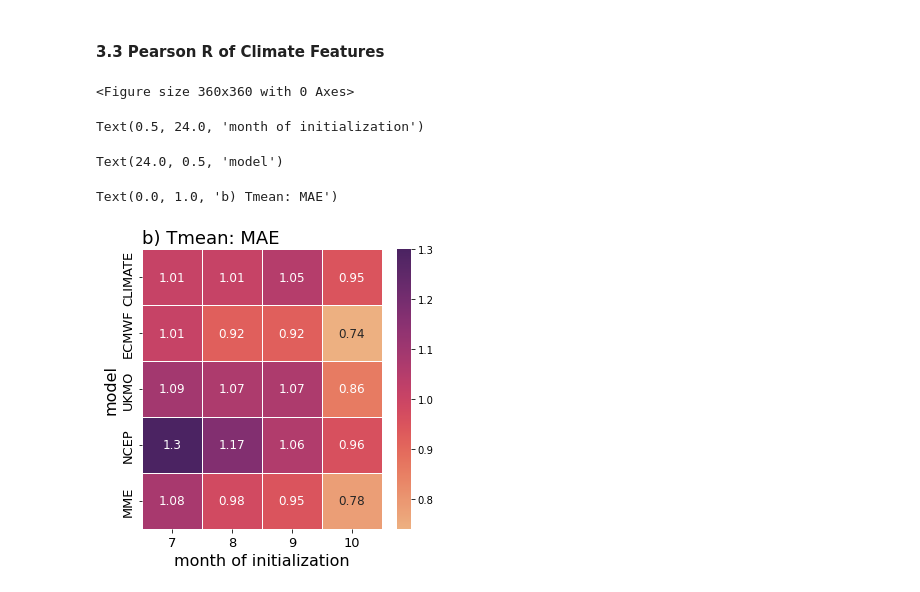
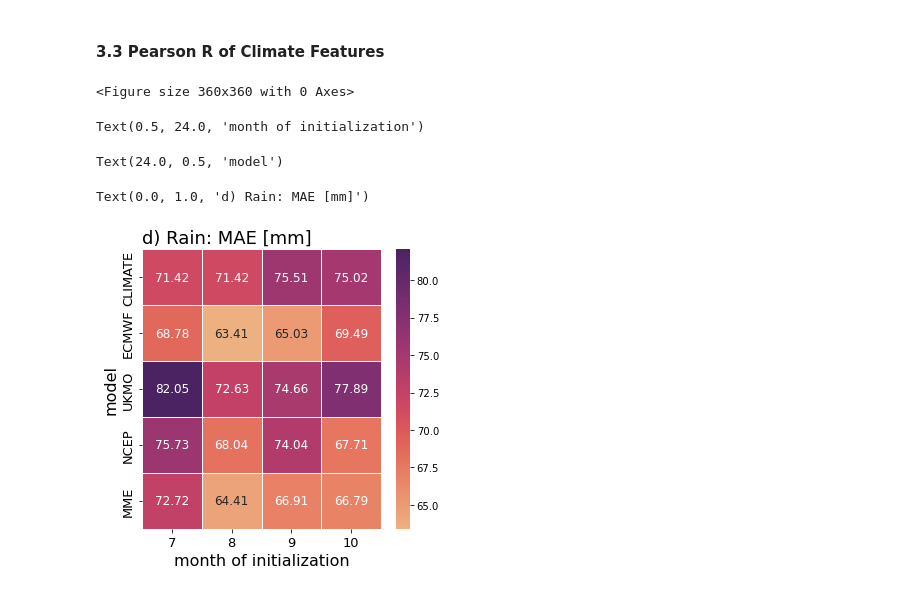
Before and after one commit to mzachow/wheat-yield-forecast-brazil, a Jupyter notebook: figures_for_manuscript.ipynb, the cells around one changed output. Saved outputs shown, nothing was run; the diff lists cells and outputs as text; code cells hidden in the pictures.

Commit message:
update figures

```diff
--- a/figures_for_manuscript.ipynb
+++ b/figures_for_manuscript.ipynb
@@ -158,36 +159,36 @@ Text(0.0, 1.0, 'b) September')
 # %%
 forecast_models = ["CLIMATE", "ECMWF", "UKMO", "NCEP", "MME"]
 init_months = [7, 8, 9, 10]
 init_months_to_condition = {7:["Dec", "Dec"], 8:["Dec", "Dec"], 9:["Aug", "Aug"], 10: ["Aug", "Sep"]}
 results = pd.DataFrame(0, index=list(range(0,20)), columns=list(range(7,11)) + ["model", "variable", "metric"])
 results = results.assign(model=forecast_models * 4, variable=["Tmean"]*10 + ["Rain"]*10, metric=["MAE"]*5 + ["Pearson"]*5 + ["MAE"]*5 + ["Pearson"]*5)
 
 for m in forecast_models:
     for var in ["Tmean", "Rain"]:
         for im in init_months:
             model = kfold_cv_dataset.loc[(kfold_cv_dataset["init_month"].isin([im])) & (kfold_cv_dataset["model"] == m), [c for c in kfold_cv_dataset.columns if ((var in c) or (c in ["model", "init_month"])) & ((init_months_to_condition[im][0] not in c) & (init_months_to_condition[im][1] not in c))]].reset_index(drop=True).set_index(["model", "init_month"]).values.reshape(1,-1).flatten()
             observation = kfold_cv_dataset.loc[(kfold_cv_dataset["init_month"].isin([11])) & (kfold_cv_dataset["model"] == "WS"), [c for c in kfold_cv_dataset.columns if ((var in c) or (c in ["model", "init_month"])) & ((init_months_to_condition[im][0] not in c) & (init_months_to_condition[im][1] not in c))]].reset_index(drop=True).set_index(["model", "init_month"]).values.reshape(1,-1).flatten()
 
-            results.loc[(results["model"] == m) & (results["variable"] == var) & (results["metric"] == "MAE"), im] = sum(abs(model - observation))/model.shape[0]
-            results.loc[(results["model"] == m) & (results["variable"] == var) & (results["metric"] == "Pearson"), im] = pearsonr(model, observation)[0]
+            results.loc[(results["model"] == m) & (results["variable"] == var) & (results["metric"] == "MAE"), im] = mae(observation, model)
+            results.loc[(results["model"] == m) & (results["variable"] == var) & (results["metric"] == "Pearson"), im] = pearsonr(observation, model)[0]
 
 
 for m in ["MAE"]:
-    for var in ["Tmean"]:
+    for var in ["Rain"]:
         to_plot = results.loc[(results["variable"] == var) & (results["metric"] == m), list(range(7,11))+ ["model"]].set_index("model")
         plt.figure(figsize = (5,5))
         ax = sns.heatmap(data=to_plot.round(2), annot=True, linecolor="white", linewidths=1, fmt="g", cmap="flare", annot_kws={"size":12}) # other cmap for pearson is 'mako'
         ax.set_xlabel("month of initialization", fontsize=16)
         ax.set_ylabel("model", fontsize=16)
-        ax.set_title("b) Tmean: MAE", loc="left", fontsize=18)
+        ax.set_title("d) Rain: MAE [mm]", loc="left", fontsize=18)
         ax.xaxis.set_tick_params(labelsize=13)
         ax.yaxis.set_tick_params(labelsize=13, rotation=90)
         plt.tight_layout()
-        plt.savefig("images/tmean_mae.png", dpi=1000)
+        #plt.savefig("images/rain_mae.png", dpi=1000)
         plt.show();
 # %% [output]
 <Figure size 360x360 with 0 Axes>
 Text(0.5, 24.0, 'month of initialization')
 Text(24.0, 0.5, 'model')
-Text(0.0, 1.0, 'b) Tmean: MAE')
+Text(0.0, 1.0, 'd) Rain: MAE [mm]')
-[figure, old version]
+[figure, new version]
```
Also changed, not shown: parts of 2 cells of this notebook, 2 other files.
